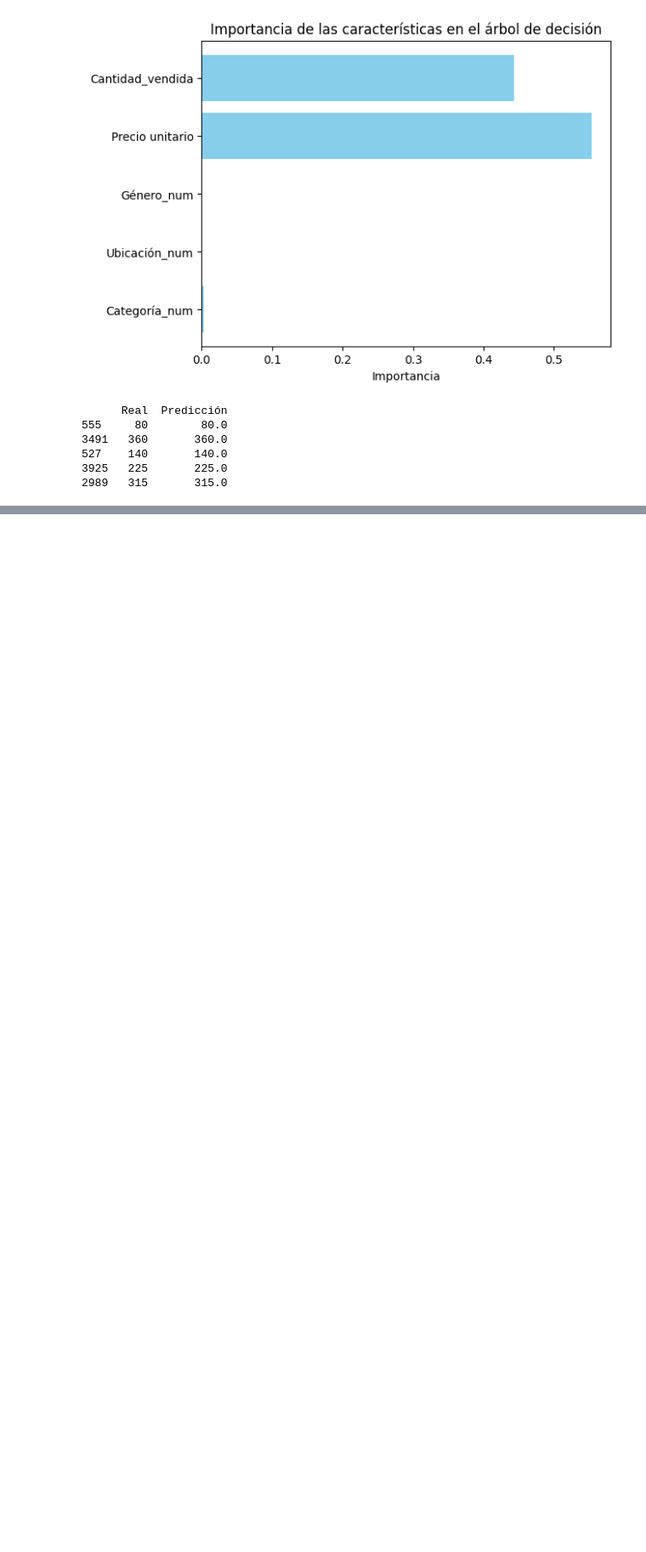
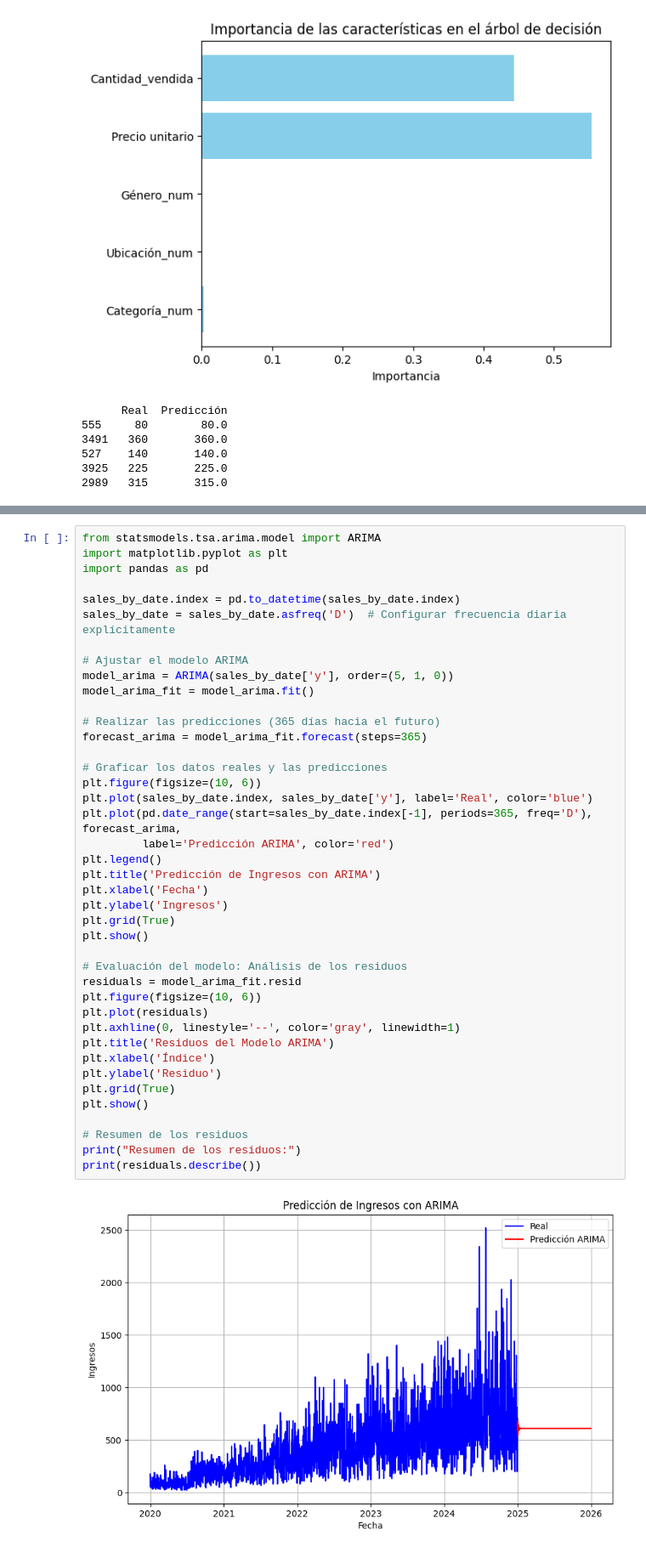
Before and after one commit to juanjose23/AnalisisTiendaRopaIA, a Jupyter notebook: IA.ipynb, the cells around one changed output, grey strips where cells are left out. Shown at 85% size. Cells and saved outputs as stored; diff of their text form; blank space fills up the shorter version.

```diff
--- a/IA.ipynb
+++ b/IA.ipynb
@@ -518,0 +595,43 @@ ModuleNotFoundError: No module named 'fbprophet'
+# %%
+from statsmodels.tsa.arima.model import ARIMA
+import matplotlib.pyplot as plt
+import pandas as pd
+
+sales_by_date.index = pd.to_datetime(sales_by_date.index)
+sales_by_date = sales_by_date.asfreq('D')  # Configurar frecuencia diaria explícitamente
+
+# Ajustar el modelo ARIMA
+model_arima = ARIMA(sales_by_date['y'], order=(5, 1, 0))
+model_arima_fit = model_arima.fit()
+
+# Realizar las predicciones (365 días hacia el futuro)
+forecast_arima = model_arima_fit.forecast(steps=365)
+
+# Graficar los datos reales y las predicciones
+plt.figure(figsize=(10, 6))
+plt.plot(sales_by_date.index, sales_by_date['y'], label='Real', color='blue')
+plt.plot(pd.date_range(start=sales_by_date.index[-1], periods=365, freq='D'), forecast_arima,
+         label='Predicción ARIMA', color='red')
+plt.legend()
+plt.title('Predicción de Ingresos con ARIMA')
+plt.xlabel('Fecha')
+plt.ylabel('Ingresos')
+plt.grid(True)
+plt.show()
+
+# Evaluación del modelo: Análisis de los residuos
+residuals = model_arima_fit.resid
+plt.figure(figsize=(10, 6))
+plt.plot(residuals)
+plt.axhline(0, linestyle='--', color='gray', linewidth=1)
+plt.title('Residuos del Modelo ARIMA')
+plt.xlabel('Índice')
+plt.ylabel('Residuo')
+plt.grid(True)
+plt.show()
+
+# Resumen de los residuos
+print("Resumen de los residuos:")
+print(residuals.describe())
+# %% [output]
+[figure, added]
```
Also changed, not shown: parts of 9 cells of this notebook.
